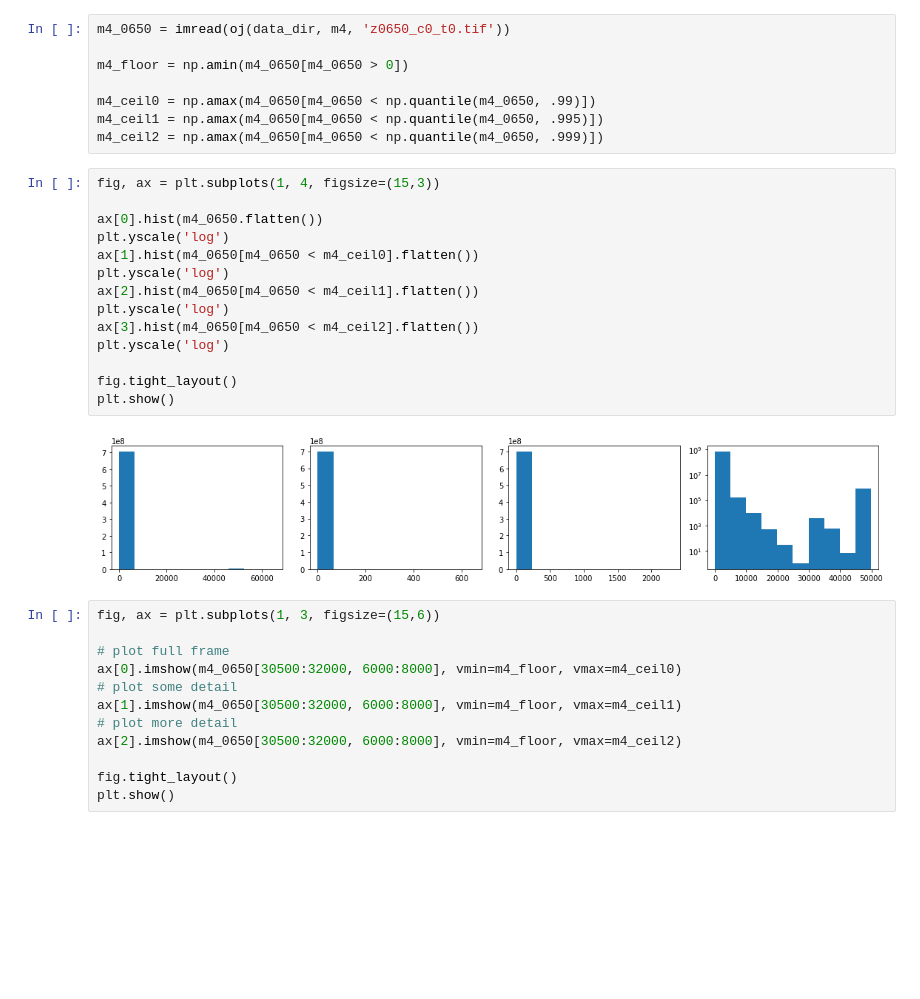
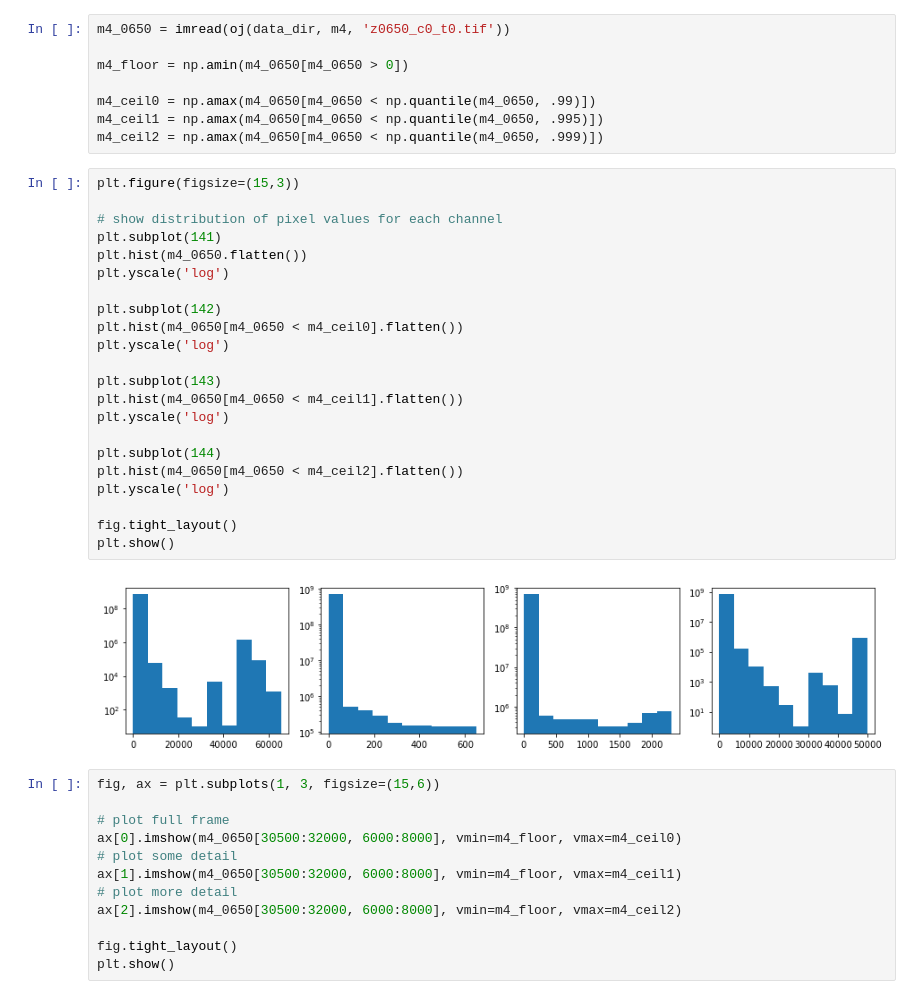
Before and after one commit to Yu-Group/neuroimaging-analysis, a Jupyter notebook: notebooks/protein_channels.ipynb, the cells around one changed output. Drawn from its saved outputs; the diff is of its cells as text; blank space fills up the shorter version.

```diff
--- a/notebooks/protein_channels.ipynb
+++ b/notebooks/protein_channels.ipynb
@@ -187,21 +187,29 @@ m4_ceil0 = np.amax(m4_0650[m4_0650 < np.quantile(m4_0650, .99)])
 m4_ceil1 = np.amax(m4_0650[m4_0650 < np.quantile(m4_0650, .995)])
 m4_ceil2 = np.amax(m4_0650[m4_0650 < np.quantile(m4_0650, .999)])
 # %%
-fig, ax = plt.subplots(1, 4, figsize=(15,3))
+plt.figure(figsize=(15,3))
 
-ax[0].hist(m4_0650.flatten())
+# show distribution of pixel values for each channel
+plt.subplot(141)
+plt.hist(m4_0650.flatten())
 plt.yscale('log')
-ax[1].hist(m4_0650[m4_0650 < m4_ceil0].flatten())
+
+plt.subplot(142)
+plt.hist(m4_0650[m4_0650 < m4_ceil0].flatten())
 plt.yscale('log')
-ax[2].hist(m4_0650[m4_0650 < m4_ceil1].flatten())
+
+plt.subplot(143)
+plt.hist(m4_0650[m4_0650 < m4_ceil1].flatten())
 plt.yscale('log')
-ax[3].hist(m4_0650[m4_0650 < m4_ceil2].flatten())
+
+plt.subplot(144)
+plt.hist(m4_0650[m4_0650 < m4_ceil2].flatten())
 plt.yscale('log')
 
 fig.tight_layout()
 plt.show()
 # %% [output]
-[figure, old version]
+[figure, new version]
 # %%
 fig, ax = plt.subplots(1, 3, figsize=(15,6))
 
```
Also changed, not shown: parts of 3 cells of this notebook.
